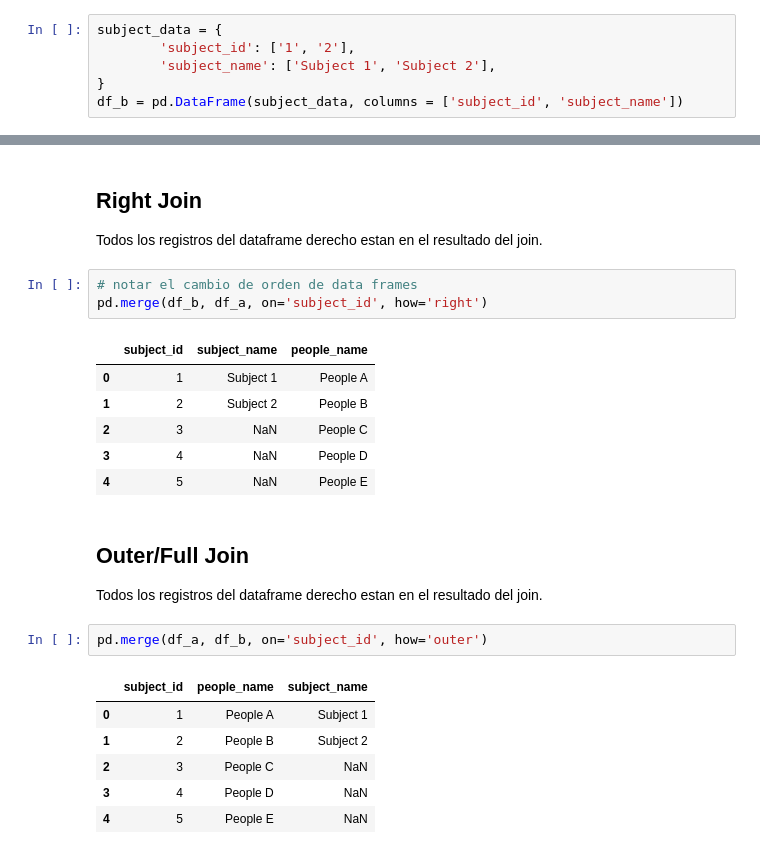
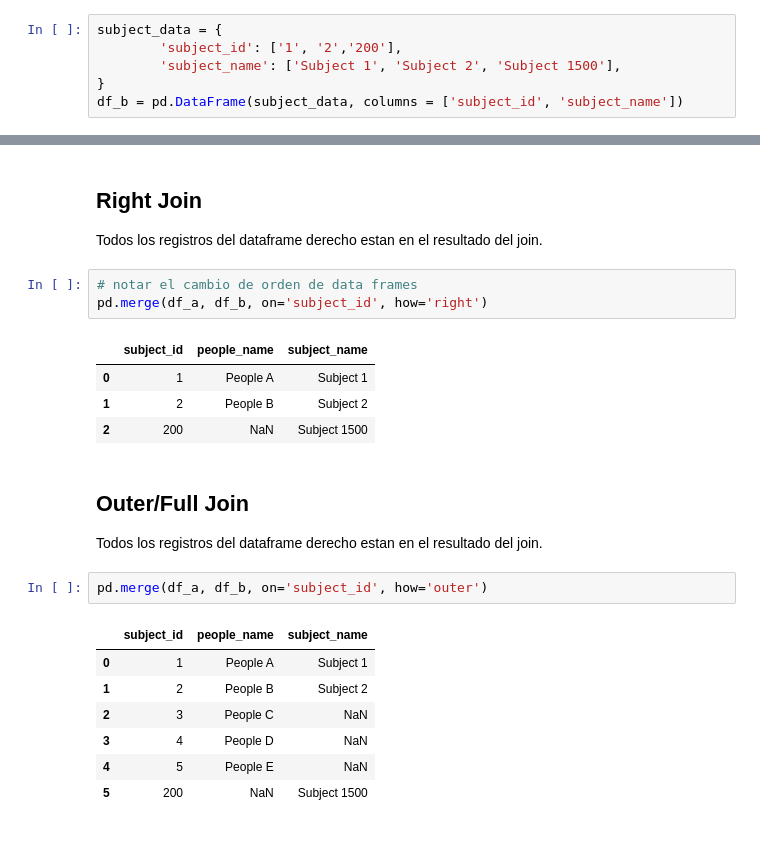
Before and after one commit to idontdomath/datos-exploratory-data-analysis, a Jupyter notebook: class01/04-joins-in-pandas.ipynb, the cells around one changed output, grey strips where cells are left out. Saved outputs shown, nothing was run; the diff lists cells and outputs as text.

```diff
--- a/class01/04-joins-in-pandas.ipynb
+++ b/class01/04-joins-in-pandas.ipynb
@@ -28,8 +29,8 @@ df_a
 | 4 | 5 | People E |
 # %%
 subject_data = {
-        'subject_id': ['1', '2'],
-        'subject_name': ['Subject 1', 'Subject 2'],
+        'subject_id': ['1', '2','200'],
+        'subject_name': ['Subject 1', 'Subject 2', 'Subject 1500'],
 }
 df_b = pd.DataFrame(subject_data, columns = ['subject_id', 'subject_name'])
 # %%
@@ -66,14 +68,12 @@ pd.merge(df_a, df_b, on='subject_id', how='left')
 Todos los registros del dataframe derecho estan en el resultado del join.
 # %%
 # notar el cambio de orden de data frames
-pd.merge(df_b, df_a, on='subject_id', how='right')
+pd.merge(df_a, df_b, on='subject_id', how='right')
 # %% [output]
-|  | subject_id | subject_name | people_name |
-| 0 | 1 | Subject 1 | People A |
-| 1 | 2 | Subject 2 | People B |
-| 2 | 3 | NaN | People C |
-| 3 | 4 | NaN | People D |
-| 4 | 5 | NaN | People E |
+|  | subject_id | people_name | subject_name |
+| 0 | 1 | People A | Subject 1 |
+| 1 | 2 | People B | Subject 2 |
+| 2 | 200 | NaN | Subject 1500 |
 # %% [markdown]
 ## Outer/Full Join
 
@@ -87,3 +87,4 @@ pd.merge(df_a, df_b, on='subject_id', how='outer')
 | 2 | 3 | People C | NaN |
 | 3 | 4 | People D | NaN |
 | 4 | 5 | People E | NaN |
+| 5 | 200 | NaN | Subject 1500 |
```
Also changed, not shown: parts of 3 cells of this notebook, 2 other files.
